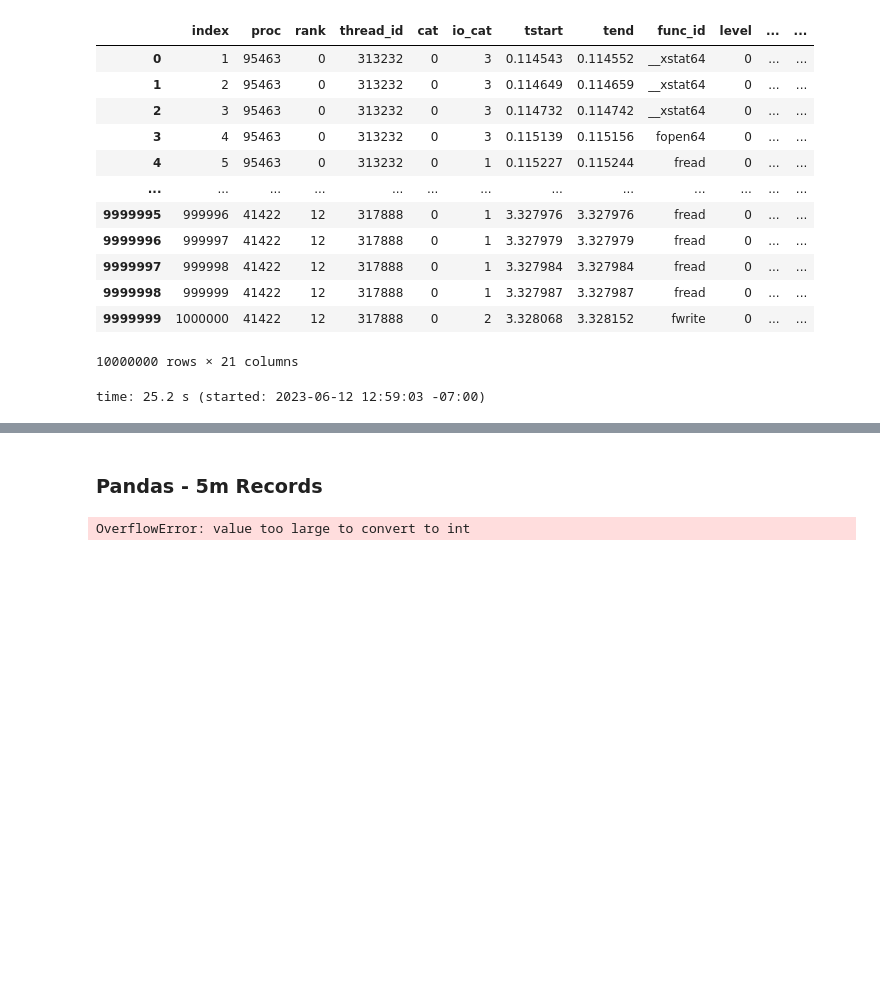
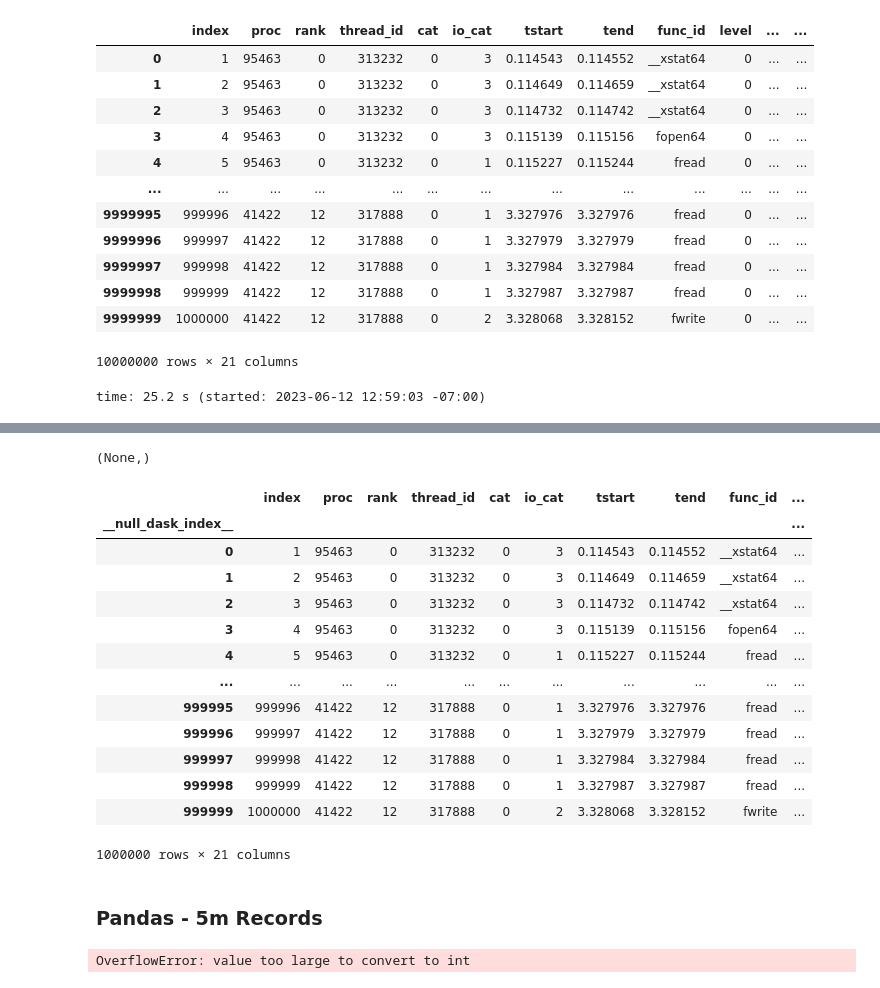
Before and after one commit to izzet/wisio, a Jupyter notebook: notebooks/evals/data-reduction-prep.ipynb, the cells around one changed output, grey strips where cells are left out. Saved outputs shown, nothing was run; the diff lists cells and outputs as text; code cells hidden in the pictures; blank space fills up the shorter version.

Commit message:
Data reduction evals simple and medium implemented.

```diff
--- a/notebooks/evals/data-reduction-prep.ipynb
+++ b/notebooks/evals/data-reduction-prep.ipynb
@@ -102,3 +168,24 @@ time: 1.46 s (started: 2023-06-12 10:55:33 -07:00)
+# %%
+dd.read_parquet('../tmp/eval-samples/data-reduction-1m-pandas/full.parquet', engine='pyarrow').repartition('100MB').to_parquet('../tmp/eval-samples/data-reduction-1m-dask', engine='pyarrow')
+# %% [output]
+(None,)
+# %%
+pd.read_parquet('../tmp/eval-samples/data-reduction-1m-dask', engine='pyarrow')
+# %% [output]
+|  | index | proc | rank | thread_id | cat | io_cat | tstart | tend | func_id | ... |
+| __null_dask_index__ |  |  |  |  |  |  |  |  |  | ... |
+| 0 | 1 | 95463 | 0 | 313232 | 0 | 3 | 0.114543 | 0.114552 | __xstat64 | ... |
+| 1 | 2 | 95463 | 0 | 313232 | 0 | 3 | 0.114649 | 0.114659 | __xstat64 | ... |
+| 2 | 3 | 95463 | 0 | 313232 | 0 | 3 | 0.114732 | 0.114742 | __xstat64 | ... |
+| 3 | 4 | 95463 | 0 | 313232 | 0 | 3 | 0.115139 | 0.115156 | fopen64 | ... |
+| 4 | 5 | 95463 | 0 | 313232 | 0 | 1 | 0.115227 | 0.115244 | fread | ... |
+| ... | ... | ... | ... | ... | ... | ... | ... | ... | ... | ... |
+| 999995 | 999996 | 41422 | 12 | 317888 | 0 | 1 | 3.327976 | 3.327976 | fread | ... |
+| 999996 | 999997 | 41422 | 12 | 317888 | 0 | 1 | 3.327979 | 3.327979 | fread | ... |
+| 999997 | 999998 | 41422 | 12 | 317888 | 0 | 1 | 3.327984 | 3.327984 | fread | ... |
+| 999998 | 999999 | 41422 | 12 | 317888 | 0 | 1 | 3.327987 | 3.327987 | fread | ... |
+| 999999 | 1000000 | 41422 | 12 | 317888 | 0 | 2 | 3.328068 | 3.328152 | fwrite | ... |
+1000000 rows × 21 columns
 # %% [markdown]
 ### Pandas - 5m Records
 # %%
```
Also changed, not shown: parts of 13 cells of this notebook, 2 other files.
